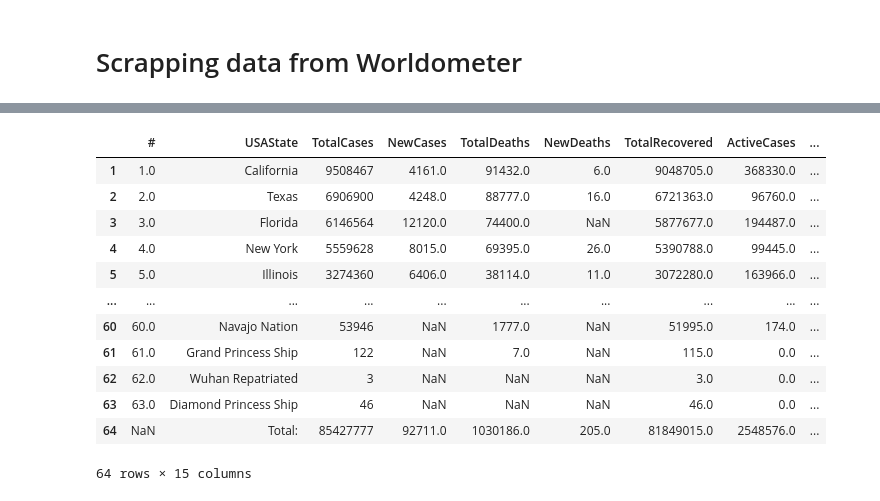
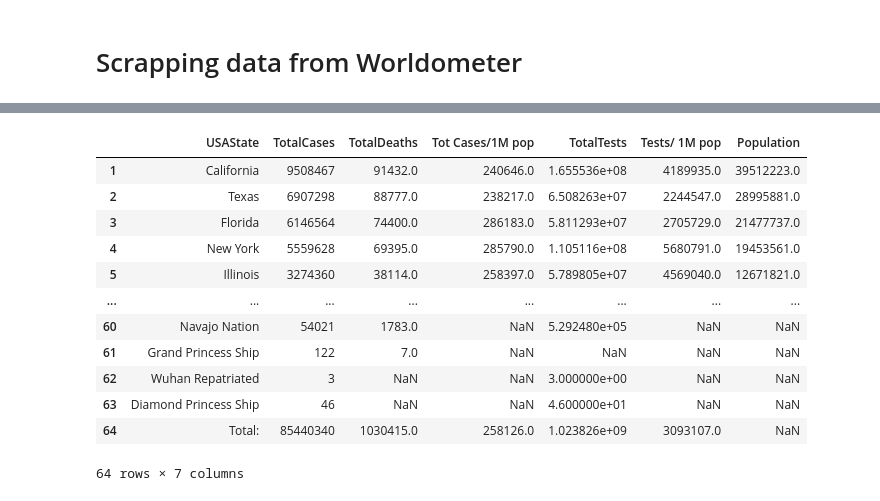
Before and after one commit to dianaagustinaf/covid-in-US-prisons, a Jupyter notebook: data_from_web.ipynb, the cells around one changed output, grey strips where cells are left out. Saved outputs shown, nothing was run; the diff lists cells and outputs as text; code cells hidden in the pictures.

```diff
--- a/data_from_web.ipynb
+++ b/data_from_web.ipynb
@@ -126,20 +160,17 @@ state_data.head(55)
-# %%
-#cleaning data by removing columns that are not needed
-#and removing  row with USA total as it is not needed row [0]
-state_data.drop(columns = ['#', 'NewCases', 'NewDeaths','Source', 'Projections'], axis = 1)
-state_data.drop([0])
-# %% [output]
-|  | # | USAState | TotalCases | NewCases | TotalDeaths | NewDeaths | TotalRecovered | ActiveCases | ... |
-| 1 | 1.0 | California | 9508467 | 4161.0 | 91432.0 | 6.0 | 9048705.0 | 368330.0 | ... |
-| 2 | 2.0 | Texas | 6906900 | 4248.0 | 88777.0 | 16.0 | 6721363.0 | 96760.0 | ... |
-| 3 | 3.0 | Florida | 6146564 | 12120.0 | 74400.0 | NaN | 5877677.0 | 194487.0 | ... |
-| 4 | 4.0 | New York | 5559628 | 8015.0 | 69395.0 | 26.0 | 5390788.0 | 99445.0 | ... |
-| 5 | 5.0 | Illinois | 3274360 | 6406.0 | 38114.0 | 11.0 | 3072280.0 | 163966.0 | ... |
-| ... | ... | ... | ... | ... | ... | ... | ... | ... | ... |
-| 60 | 60.0 | Navajo Nation | 53946 | NaN | 1777.0 | NaN | 51995.0 | 174.0 | ... |
-| 61 | 61.0 | Grand Princess Ship | 122 | NaN | 7.0 | NaN | 115.0 | 0.0 | ... |
-| 62 | 62.0 | Wuhan Repatriated | 3 | NaN | NaN | NaN | 3.0 | 0.0 | ... |
-| 63 | 63.0 | Diamond Princess Ship | 46 | NaN | NaN | NaN | 46.0 | 0.0 | ... |
-| 64 | NaN | Total: | 85427777 | 92711.0 | 1030186.0 | 205.0 | 81849015.0 | 2548576.0 | ... |
-64 rows × 15 columns
+# %%
+state_covid_data.drop([0])
+# %% [output]
+|  | USAState | TotalCases | TotalDeaths | Tot Cases/1M pop | TotalTests | Tests/ 1M pop | Population |
+| 1 | California | 9508467 | 91432.0 | 240646.0 | 1.655536e+08 | 4189935.0 | 39512223.0 |
+| 2 | Texas | 6907298 | 88777.0 | 238217.0 | 6.508263e+07 | 2244547.0 | 28995881.0 |
+| 3 | Florida | 6146564 | 74400.0 | 286183.0 | 5.811293e+07 | 2705729.0 | 21477737.0 |
+| 4 | New York | 5559628 | 69395.0 | 285790.0 | 1.105116e+08 | 5680791.0 | 19453561.0 |
+| 5 | Illinois | 3274360 | 38114.0 | 258397.0 | 5.789805e+07 | 4569040.0 | 12671821.0 |
+| ... | ... | ... | ... | ... | ... | ... | ... |
+| 60 | Navajo Nation | 54021 | 1783.0 | NaN | 5.292480e+05 | NaN | NaN |
+| 61 | Grand Princess Ship | 122 | 7.0 | NaN | NaN | NaN | NaN |
+| 62 | Wuhan Repatriated | 3 | NaN | NaN | 3.000000e+00 | NaN | NaN |
+| 63 | Diamond Princess Ship | 46 | NaN | NaN | 4.600000e+01 | NaN | NaN |
+| 64 | Total: | 85440340 | 1030415.0 | 258126.0 | 1.023826e+09 | 3093107.0 | NaN |
+64 rows × 7 columns
 # %%
```
Also changed, not shown: parts of 8 cells of this notebook.
